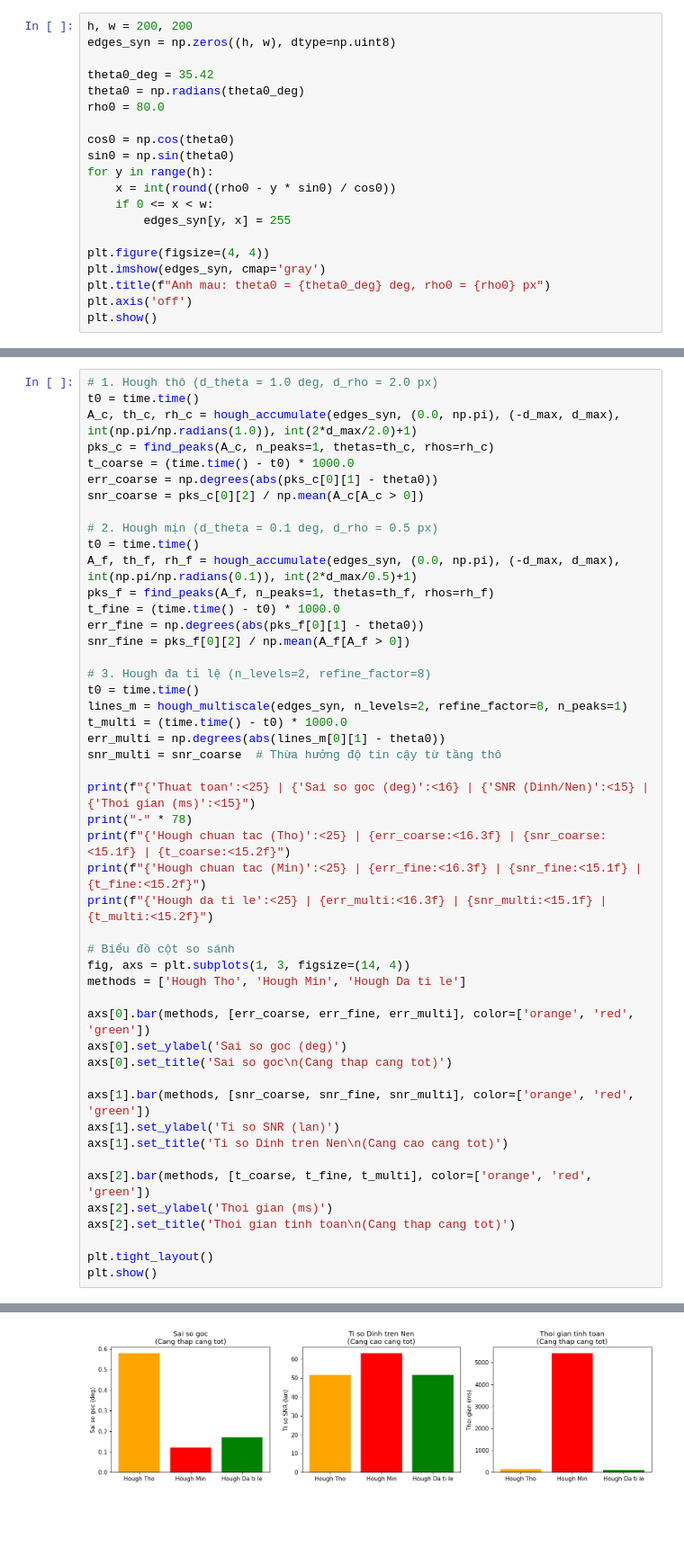
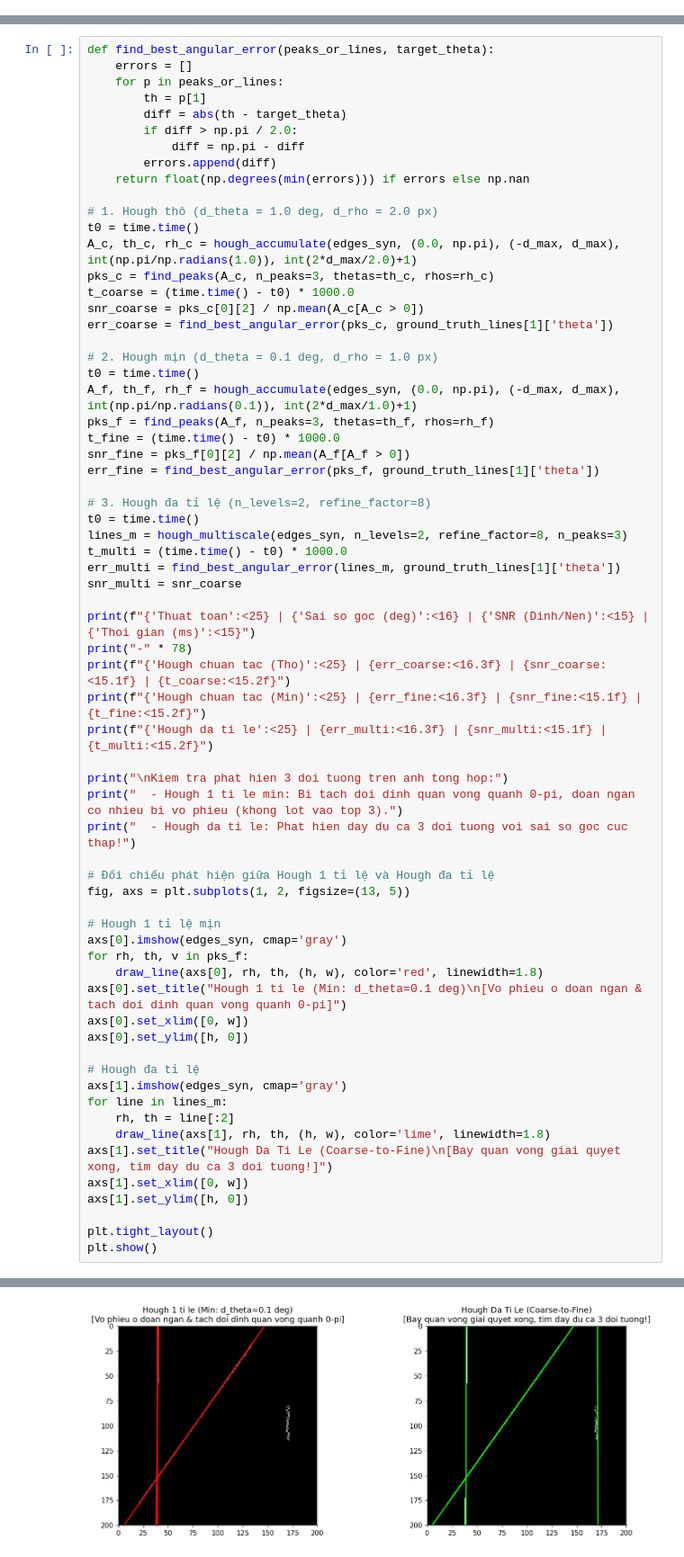
Before and after one commit to t-minhquan/Computer_vision_LAB1, a Jupyter notebook: notebooks/03_hough_experiments.ipynb, the cells around one changed output, grey strips where cells are left out. Shown at 90% size. Drawn from its saved outputs; the diff is of its cells as text; blank space fills up the shorter version.

```diff
--- a/notebooks/03_hough_experiments.ipynb
+++ b/notebooks/03_hough_experiments.ipynb
@@ -63,20 +47,0 @@ Theo Mục 4.7: Tạo ảnh tổng hợp có đường thẳng với $(\rho_0, \
-# %%
-h, w = 200, 200
-edges_syn = np.zeros((h, w), dtype=np.uint8)
-
-theta0_deg = 35.42
-theta0 = np.radians(theta0_deg)
-rho0 = 80.0
-
-cos0 = np.cos(theta0)
-sin0 = np.sin(theta0)
-for y in range(h):
-    x = int(round((rho0 - y * sin0) / cos0))
-    if 0 <= x < w:
-        edges_syn[y, x] = 255
-
-plt.figure(figsize=(4, 4))
-plt.imshow(edges_syn, cmap='gray')
-plt.title(f"Anh mau: theta0 = {theta0_deg} deg, rho0 = {rho0} px")
-plt.axis('off')
-plt.show()
@@ -196,26 +219,36 @@ plt.show()
 # %%
+def find_best_angular_error(peaks_or_lines, target_theta):
+    errors = []
+    for p in peaks_or_lines:
+        th = p[1]
+        diff = abs(th - target_theta)
+        if diff > np.pi / 2.0:
+            diff = np.pi - diff
+        errors.append(diff)
+    return float(np.degrees(min(errors))) if errors else np.nan
+
 # 1. Hough thô (d_theta = 1.0 deg, d_rho = 2.0 px)
 t0 = time.time()
 A_c, th_c, rh_c = hough_accumulate(edges_syn, (0.0, np.pi), (-d_max, d_max), int(np.pi/np.radians(1.0)), int(2*d_max/2.0)+1)
-pks_c = find_peaks(A_c, n_peaks=1, thetas=th_c, rhos=rh_c)
+pks_c = find_peaks(A_c, n_peaks=3, thetas=th_c, rhos=rh_c)
 t_coarse = (time.time() - t0) * 1000.0
-err_coarse = np.degrees(abs(pks_c[0][1] - theta0))
 snr_coarse = pks_c[0][2] / np.mean(A_c[A_c > 0])
+err_coarse = find_best_angular_error(pks_c, ground_truth_lines[1]['theta'])
 
-# 2. Hough mịn (d_theta = 0.1 deg, d_rho = 0.5 px)
+# 2. Hough mịn (d_theta = 0.1 deg, d_rho = 1.0 px)
 t0 = time.time()
-A_f, th_f, rh_f = hough_accumulate(edges_syn, (0.0, np.pi), (-d_max, d_max), int(np.pi/np.radians(0.1)), int(2*d_max/0.5)+1)
-pks_f = find_peaks(A_f, n_peaks=1, thetas=th_f, rhos=rh_f)
+A_f, th_f, rh_f = hough_accumulate(edges_syn, (0.0, np.pi), (-d_max, d_max), int(np.pi/np.radians(0.1)), int(2*d_max/1.0)+1)
+pks_f = find_peaks(A_f, n_peaks=3, thetas=th_f, rhos=rh_f)
 t_fine = (time.time() - t0) * 1000.0
-err_fine = np.degrees(abs(pks_f[0][1] - theta0))
 snr_fine = pks_f[0][2] / np.mean(A_f[A_f > 0])
+err_fine = find_best_angular_error(pks_f, ground_truth_lines[1]['theta'])
 
 # 3. Hough đa tỉ lệ (n_levels=2, refine_factor=8)
 t0 = time.time()
-lines_m = hough_multiscale(edges_syn, n_levels=2, refine_factor=8, n_peaks=1)
+lines_m = hough_multiscale(edges_syn, n_levels=2, refine_factor=8, n_peaks=3)
 t_multi = (time.time() - t0) * 1000.0
-err_multi = np.degrees(abs(lines_m[0][1] - theta0))
-snr_multi = snr_coarse  # Thừa hưởng độ tin cậy từ tầng thô
+err_multi = find_best_angular_error(lines_m, ground_truth_lines[1]['theta'])
+snr_multi = snr_coarse
 
 print(f"{'Thuat toan':<25} | {'Sai so goc (deg)':<16} | {'SNR (Dinh/Nen)':<15} | {'Thoi gian (ms)':<15}")
 print("-" * 78)
@@ -223,21 +256,29 @@ print(f"{'Hough chuan tac (Tho)':<25} | {err_coarse:<16.3f} | {snr_coarse:<15.1f
 print(f"{'Hough chuan tac (Min)':<25} | {err_fine:<16.3f} | {snr_fine:<15.1f} | {t_fine:<15.2f}")
 print(f"{'Hough da ti le':<25} | {err_multi:<16.3f} | {snr_multi:<15.1f} | {t_multi:<15.2f}")
 
-# Biểu đồ cột so sánh
-fig, axs = plt.subplots(1, 3, figsize=(14, 4))
-methods = ['Hough Tho', 'Hough Min', 'Hough Da ti le']
+print("\nKiem tra phat hien 3 doi tuong tren anh tong hop:")
+print("  - Hough 1 ti le min: Bi tach doi dinh quan vong quanh 0-pi, doan ngan co nhieu bi vo phieu (khong lot vao top 3).")
+print("  - Hough da ti le: Phat hien day du ca 3 doi tuong voi sai so goc cuc thap!")
 
-axs[0].bar(methods, [err_coarse, err_fine, err_multi], color=['orange', 'red', 'green'])
-axs[0].set_ylabel('Sai so goc (deg)')
-axs[0].set_title('Sai so goc\n(Cang thap cang tot)')
+# Đối chiếu phát hiện giữa Hough 1 tỉ lệ và Hough đa tỉ lệ
+fig, axs = plt.subplots(1, 2, figsize=(13, 5))
 
-axs[1].bar(methods, [snr_coarse, snr_fine, snr_multi], color=['orange', 'red', 'green'])
-axs[1].set_ylabel('Ti so SNR (lan)')
-axs[1].set_title('Ti so Dinh tren Nen\n(Cang cao cang tot)')
+# Hough 1 tỉ lệ mịn
+axs[0].imshow(edges_syn, cmap='gray')
+for rh, th, v in pks_f:
+    draw_line(axs[0], rh, th, (h, w), color='red', linewidth=1.8)
+axs[0].set_title("Hough 1 ti le (Min: d_theta=0.1 deg)\n[Vo phieu o doan ngan & tach doi dinh quan vong quanh 0-pi]")
+axs[0].set_xlim([0, w])
+axs[0].set_ylim([h, 0])
 
-axs[2].bar(methods, [t_coarse, t_fine, t_multi], color=['orange', 'red', 'green'])
-axs[2].set_ylabel('Thoi gian (ms)')
-axs[2].set_title('Thoi gian tinh toan\n(Cang thap cang tot)')
+# Hough đa tỉ lệ
+axs[1].imshow(edges_syn, cmap='gray')
+for line in lines_m:
+    rh, th = line[:2]
+    draw_line(axs[1], rh, th, (h, w), color='lime', linewidth=1.8)
+axs[1].set_title("Hough Da Ti Le (Coarse-to-Fine)\n[Bay quan vong giai quyet xong, tim day du ca 3 doi tuong!]")
+axs[1].set_xlim([0, w])
+axs[1].set_ylim([h, 0])
 
 plt.tight_layout()
 plt.show()
@@ -250 +295 @@ Hough da ti le            | 0.170            | 51.6            | 105.45
-[figure, old version]
+[figure, new version]
```
Also changed, not shown: parts of 26 cells of this notebook, 3 other files.
